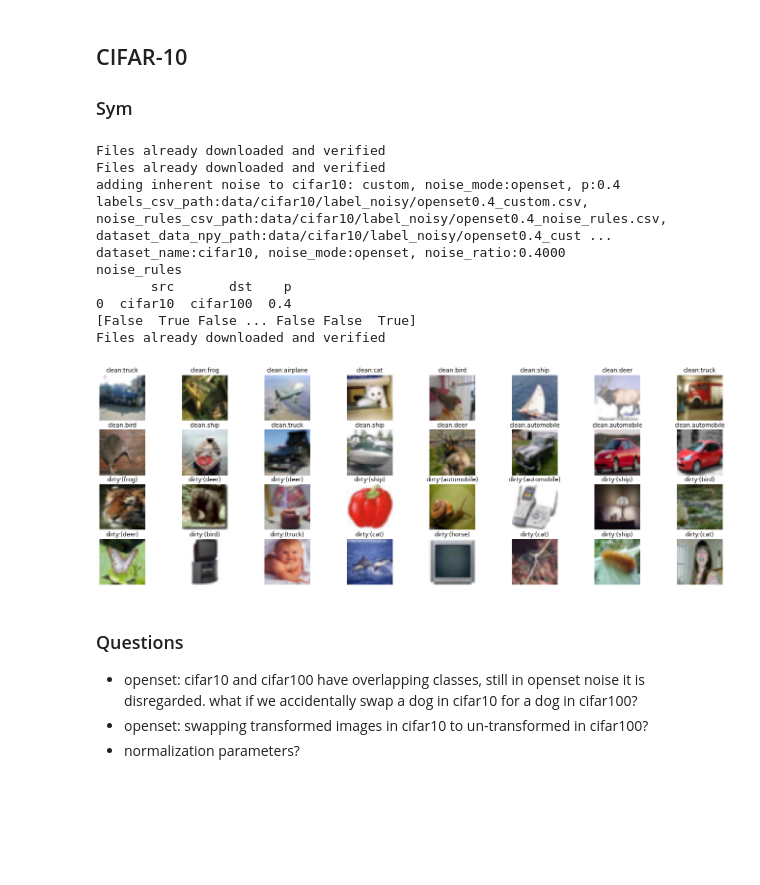
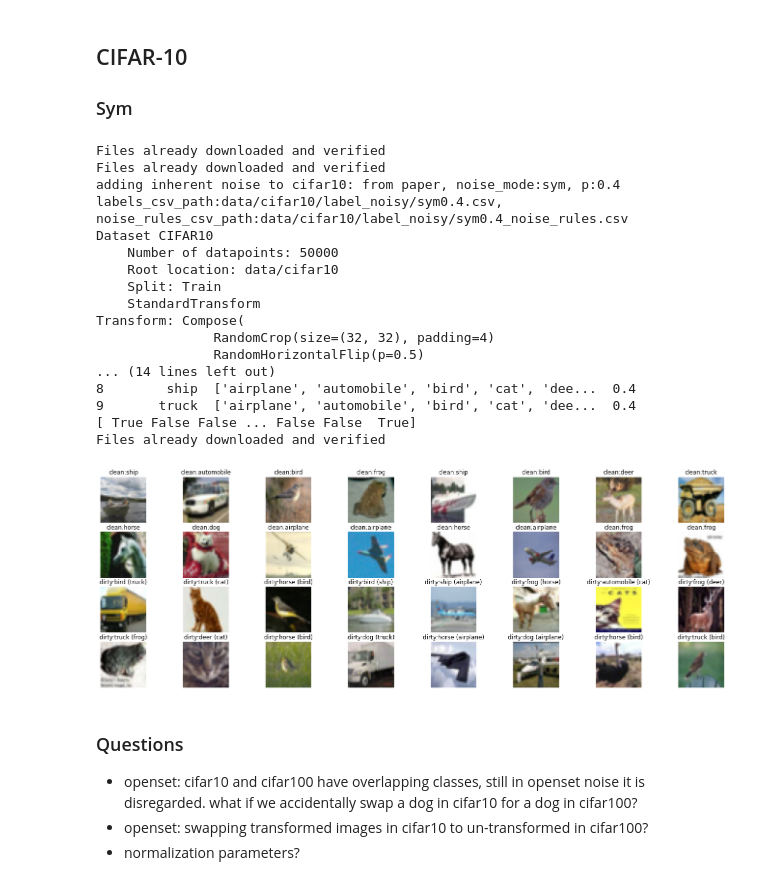
Before and after one commit to mark-antal-csizmadia/re-sln, a Jupyter notebook: scratch.ipynb, the cells around one changed output. Drawn from its saved outputs; the diff is of its cells as text; code cells hidden in the pictures; blank space fills up the shorter version.

```diff
--- a/scratch.ipynb
+++ b/scratch.ipynb
@@ -684,82 +746,57 @@ def check_combos(dataset_name, noise_mode, custom_noise):
 # p any probability fro noise to 1 decimal, e.g.: 0.3, 0.6
 # custom_noise if True, use custom noise (not by authors in GitHub), else from their GitHub
 # make_new_custom_noise if True, make custom noise files
 
 dataset_name = "cifar10"
-noise_mode = "openset"
+noise_mode = "sym"
 p = 0.4
-custom_noise = True
+custom_noise = False
 make_new_custom_noise = False
 
-check_combos(dataset_name, noise_mode, custom_noise)
+train_dataset, indices_noisy, noise_rules, test_dataset = get_data(
+    dataset_name=dataset_name,
+    noise_mode=noise_mode,
+    p=p,
+    custom_noise=custom_noise,
+    make_new_custom_noise=make_new_custom_noise)
 
-if dataset_name == "cifar10":
-    means, stds = get_normalization_params(dataset_name=dataset_name, datapath=datapath)
-
-    train_transform = transforms.Compose([transforms.RandomCrop(32, padding=4),
-                                          transforms.RandomHorizontalFlip(),
-                                          transforms.ToTensor(),
-                                          transforms.Normalize(means, stds)])
-
-    test_transform = transforms.Compose([transforms.ToTensor(), transforms.Normalize(means, stds)])
-
-    train_dataset = datasets.CIFAR10(os.path.join(datapath, dataset_name), train=True, transform=train_transform, download=True)
-    test_dataset = datasets.CIFAR10(os.path.join(datapath, dataset_name), train=False, transform=test_transform)
-
-elif dataset_name == "cifar100":
-    means, stds = get_normalization_params(dataset_name=dataset_name, datapath=datapath)
-
-    train_transform = transforms.Compose([transforms.RandomCrop(32, padding=4),
-                                          transforms.RandomHorizontalFlip(),
-                                          transforms.ToTensor(),
-                                          transforms.Normalize(means, stds)])
-
-    test_transform = transforms.Compose([transforms.ToTensor(), transforms.Normalize(means, stds)])
-
-    train_dataset = datasets.CIFAR100(os.path.join(datapath, dataset_name), train=True, transform=train_transform, download=True)
-    test_dataset = datasets.CIFAR100(os.path.join(datapath, dataset_name), train=False, transform=test_transform)
-else:
-    raise Exceptiion
-
-if make_new_custom_noise:
-    make_inherent_label_noise(
-        datapath=datapath,
-        dataset_name=dataset_name,
-        noise_mode=noise_mode,
-        p=p,
-        seed=seed
-    )
-
-train_dataset, indices_noisy, noise_rules = add_inherent_label_noise(train_dataset, datapath, dataset_name, noise_mode, p, custom_noise)
+print(train_dataset)
 
 print(f"dataset_name:{dataset_name}, noise_mode:{noise_mode}, noise_ratio:{indices_noisy.sum() / len(train_dataset.targets):.4f}")
 print("noise_rules")
 print(noise_rules)
 print(indices_noisy)
 
 
 ###############
 
 show_imgs(
     datapath=datapath,
     dataset_name=dataset_name,
     train_dataset=train_dataset,
     noise_mode=noise_mode,
     indices_noisy=indices_noisy,
     seed=seed
 )
 # %% [output]
 Files already downloaded and verified
 Files already downloaded and verified
-adding inherent noise to cifar10: custom, noise_mode:openset, p:0.4
-labels_csv_path:data/cifar10/label_noisy/openset0.4_custom.csv, noise_rules_csv_path:data/cifar10/label_noisy/openset0.4_noise_rules.csv, dataset_data_npy_path:data/cifar10/label_noisy/openset0.4_cust ...
-dataset_name:cifar10, noise_mode:openset, noise_ratio:0.4000
-noise_rules
-       src       dst    p
-0  cifar10  cifar100  0.4
-[False  True False ... False False  True]
+adding inherent noise to cifar10: from paper, noise_mode:sym, p:0.4
+labels_csv_path:data/cifar10/label_noisy/sym0.4.csv, noise_rules_csv_path:data/cifar10/label_noisy/sym0.4_noise_rules.csv
+Dataset CIFAR10
+    Number of datapoints: 50000
+    Root location: data/cifar10
+    Split: Train
+    StandardTransform
+Transform: Compose(
+               RandomCrop(size=(32, 32), padding=4)
+               RandomHorizontalFlip(p=0.5)
+... (14 lines left out)
+8        ship  ['airplane', 'automobile', 'bird', 'cat', 'dee...  0.4
+9       truck  ['airplane', 'automobile', 'bird', 'cat', 'dee...  0.4
+[ True False False ... False False  True]
 Files already downloaded and verified
-[figure, old version]
+[figure, new version]
 # %% [markdown]
 ### Questions
 
```
Also changed, not shown: parts of 12 cells of this notebook.
